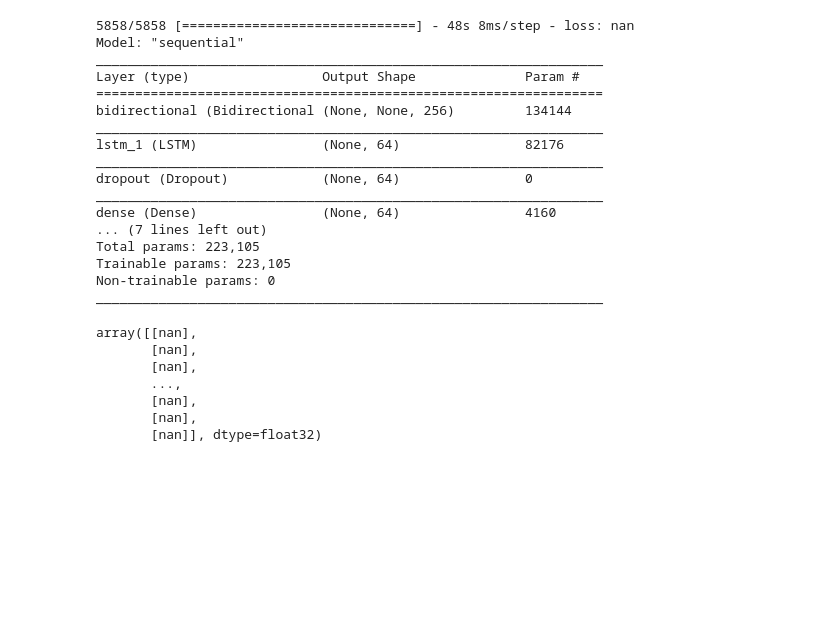
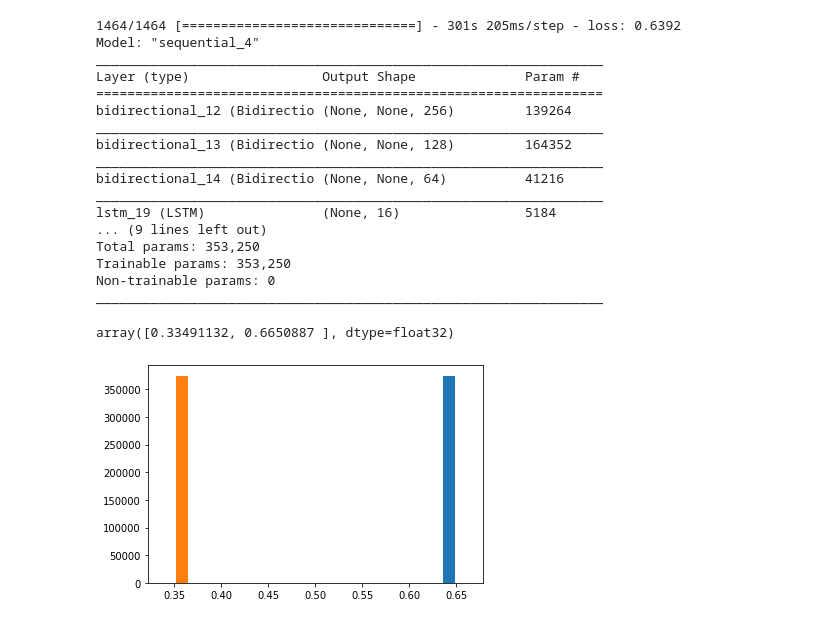
Before and after one commit to ryanmahan/btc-bot, a Jupyter notebook: lstm.ipynb, the cells around one changed output. Saved outputs shown, nothing was run; the diff lists cells and outputs as text; code cells hidden in the pictures; blank space fills up the shorter version.

```diff
--- a/lstm.ipynb
+++ b/lstm.ipynb
@@ -12,10 +12,14 @@ df = df.drop(["Symbol", "Unix Timestamp"], axis=1)
 df = df.resample("1T", on="Date").agg({"Open": "first", "Close": "last", "Volume": np.sum, "High": np.max, "Low": np.min})
 
 # df = df.drop("Date", axis=1)
-df["diff"] = np.log10(((df["Close"] - df["Open"])/df["Close"])*100.values)
+df["diff"] = (df["Close"] - df["Open"])/df["Close"]
 df["inc"] = df["diff"].apply(lambda x: 1 if x > 0 else 0)
-df.drop
+df["dec"] = df["diff"].apply(lambda x: 0 if x > 0 else 1)
+# df["Close"] = df["Close"] - np.mean(df["Close"])
+# df["Open"] = df["Open"] - np.mean(df["Open"])
+# df["Volume"] = df["Volume"] - np.mean(df["Volume"])
+# df["Low"] = df["Low"] - np.mean(df["Low"])
+# df["High"] = df["High"] - np.mean(df["High"])
+df.dropna()
 df.head()
-df.dropna()
-df.dtypes
 # %% [output]
@@ -36,15 +39,15 @@ def split_dataset(dataset, split=2/3):
     test = dataset[train_size:]
     return train, test
 # %%
-df = df.drop(["Volume", "Low", "High", "Open", "Close"], axis=1)
+
 train, test = split_dataset(df);
 print(train.head())
-y = train["diff"]
+
+y = train["inc"].apply(lambda x: [0, 1] if x == 1 else [1, 0])
 len(train)
-train_generator = TimeseriesGenerator(train.to_numpy(), train["diff"], length=30, batch_size=128)
-test_generator = TimeseriesGenerator(test.to_numpy(), test["diff"], length=30, batch_size=128)
+train_generator = TimeseriesGenerator(train.to_numpy(), train["inc"].apply(lambda x: [0, 1] if x == 1 else [1, 0]), length=360, batch_size=512)
+test_generator = TimeseriesGenerator(test.to_numpy(), test["inc"].apply(lambda x: [0, 1] if x == 1 else [1, 0]), length=360, batch_size=512)
 print(len(train_generator))
-print(train_generator[1][0][0])
-print(train_generator[1][1][0])
+print(train_generator[1])
 # %% [output]
 749762 374881
@@ -68,48 +71,46 @@ Date
 from tensorflow.keras import models
 from tensorflow.keras.layers import Input, Dense, Bidirectional, LSTM, BatchNormalization, Dropout
 from tensorflow.keras import regularizers
-from tensorflow.keras.losses import BinaryCrossentropy, MeanSquaredError
+from tensorflow.keras.losses import BinaryCrossentropy, MeanAbsoluteError
 
 
 model = models.Sequential()
+# model.add(Input(shape=train_generator[0][0].shape))
 model.add(Bidirectional(LSTM(units=128, return_sequences=True)))
-model.add(LSTM(units=64))
-model.add(Dropout(.1))
+model.add(Bidirectional(LSTM(units=64, return_sequences=True)))
+model.add(Bidirectional(LSTM(units=32, return_sequences=True)))
+model.add(LSTM(units=16))
+model.add(Dropout(.2))
 model.add(Dense(64, activation="relu"))
-model.add(Dense(32, activation="linear"))
-model.add(Dense(16, activation="linear"))
-model.add(Dense(1, activation="linear"))
-model.compile("adam", MeanSquaredError())
+model.add(Dense(32, activation="relu"))
+model.add(Dense(16, activation="relu"))
+model.add(Dense(2, activation="softmax"))
+model.compile("adam", BinaryCrossentropy())
 model.fit(train_generator, epochs=1)
 model.summary()
 # %% [output]
-5858/5858 [==============================] - 48s 8ms/step - loss: nan
-Model: "sequential"
+1464/1464 [==============================] - 301s 205ms/step - loss: 0.6392
+Model: "sequential_4"
 _________________________________________________________________
 Layer (type)                 Output Shape              Param #
 =================================================================
-bidirectional (Bidirectional (None, None, 256)         134144
+bidirectional_12 (Bidirectio (None, None, 256)         139264
 _________________________________________________________________
-lstm_1 (LSTM)                (None, 64)                82176
+bidirectional_13 (Bidirectio (None, None, 128)         164352
 _________________________________________________________________
-dropout (Dropout)            (None, 64)                0
+bidirectional_14 (Bidirectio (None, None, 64)          41216
 _________________________________________________________________
-dense (Dense)                (None, 64)                4160
-... (7 lines left out)
-Total params: 223,105
-Trainable params: 223,105
+lstm_19 (LSTM)               (None, 16)                5184
+... (9 lines left out)
+Total params: 353,250
+Trainable params: 353,250
 Non-trainable params: 0
 _________________________________________________________________
 # %%
 predictions = model.predict(test_generator)
 # %%
-# plt.hist(predictions)
-predictions
+plt.hist(predictions)
+np.unique(predictions)
 # %% [output]
-array([[nan],
-       [nan],
-       [nan],
-       ...,
-       [nan],
-       [nan],
-       [nan]], dtype=float32)
+array([0.33491132, 0.6650887 ], dtype=float32)
+[figure, added]
```
Also changed, not shown: parts of 2 cells of this notebook.
